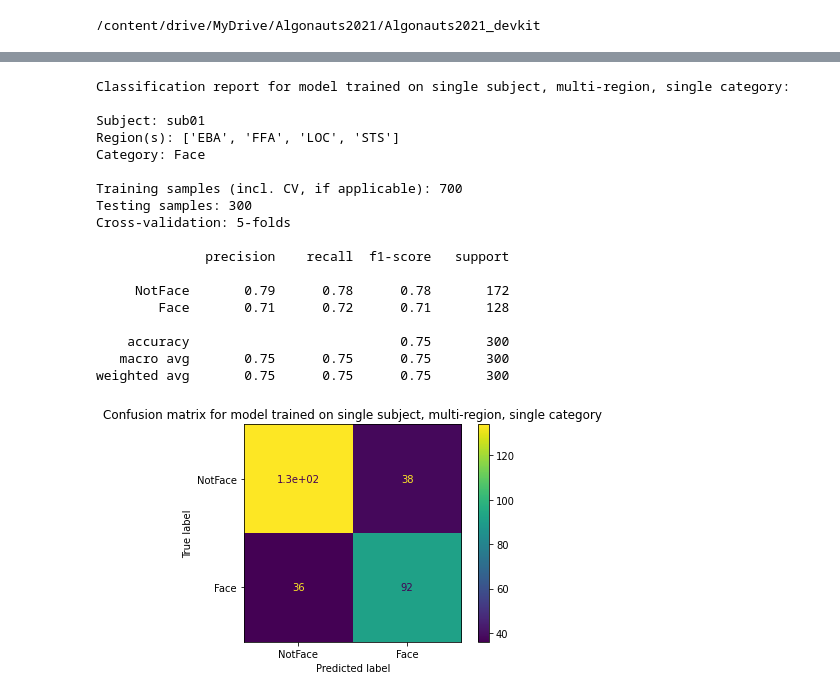
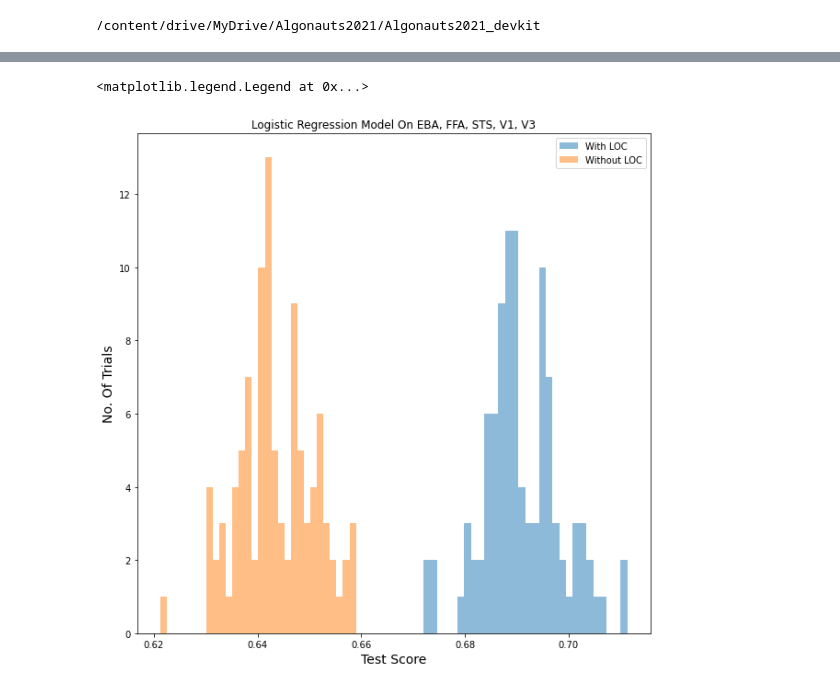
Before and after one commit to vinceecws/Algonauts2021-NMA, a Jupyter notebook: Algonauts2021.ipynb, the cells around one changed output, grey strips where cells are left out. Drawn from its saved outputs; the diff is of its cells as text; code cells hidden in the pictures.

```diff
--- a/Algonauts2021.ipynb
+++ b/Algonauts2021.ipynb
@@ -898,25 +942,23 @@ import shap
 # %%
-from sklearn.linear_model import LogisticRegression
-
-clf_single = LogisticRegression(max_iter=1000)
-clf_single, _, X_train, X_test, y_train, y_test = train_SingleSubj_MultiRegion_SingleCat(dataset_all, all_annotations, clf_single, 'Face', 'sub01', rois=['EBA', 'FFA', 'LOC', 'STS'], cross_validation_fold=5, return_data=True)
+score_with_loc = []
+for i in range(100):
+    clf_single = LogisticRegression(max_iter=1000)
+    clf_single, _, X_train, X_test, y_train, y_test = train_MultiSubj_MultiRegion_SingleCat(dataset_all, all_annotations, clf_single, 'Face', subjects=None, rois=['EBA', 'FFA', 'LOC', 'STS', 'V1', 'V3'], cross_validation_fold=5, return_data=True, plot_res=False)
+    score_with_loc.append(clf_single.score(X_test, y_test))
-# %% [output]
-Classification report for model trained on single subject, multi-region, single category:
-
-Subject: sub01
-Region(s): ['EBA', 'FFA', 'LOC', 'STS']
-Category: Face
-
-Training samples (incl. CV, if applicable): 700
-Testing samples: 300
-Cross-validation: 5-folds
-
-              precision    recall  f1-score   support
-
-     NotFace       0.79      0.78      0.78       172
-        Face       0.71      0.72      0.71       128
-
-    accuracy                           0.75       300
-   macro avg       0.75      0.75      0.75       300
-weighted avg       0.75      0.75      0.75       300
-[figure, removed]
+# %%
+score_without_loc = []
+for i in range(100):
+    clf_single = LogisticRegression(max_iter=1000)
+    clf_single, _, X_train, X_test, y_train, y_test = train_MultiSubj_MultiRegion_SingleCat(dataset_all, all_annotations, clf_single, 'Face', subjects=None, rois=['EBA', 'FFA', 'STS', 'V1', 'V3'], cross_validation_fold=5, return_data=True, plot_res=False)
+    score_without_loc.append(clf_single.score(X_test, y_test))
+# %%
+plt.figure(figsize=(10,10))
+plt.hist(score_with_loc, bins=30, alpha=0.5, label="With LOC")
+plt.hist(score_without_loc, bins=30, alpha=0.5, label="Without LOC")
+plt.xlabel("Test Score", size=14)
+plt.ylabel("No. Of Trials", size=14)
+plt.title("Logistic Regression Model On EBA, FFA, STS, V1, V3")
+plt.legend(loc='upper right')
+# %% [output]
+<matplotlib.legend.Legend at 0x...>
+[figure, added]
```
Also changed, not shown: parts of 10 cells of this notebook.
